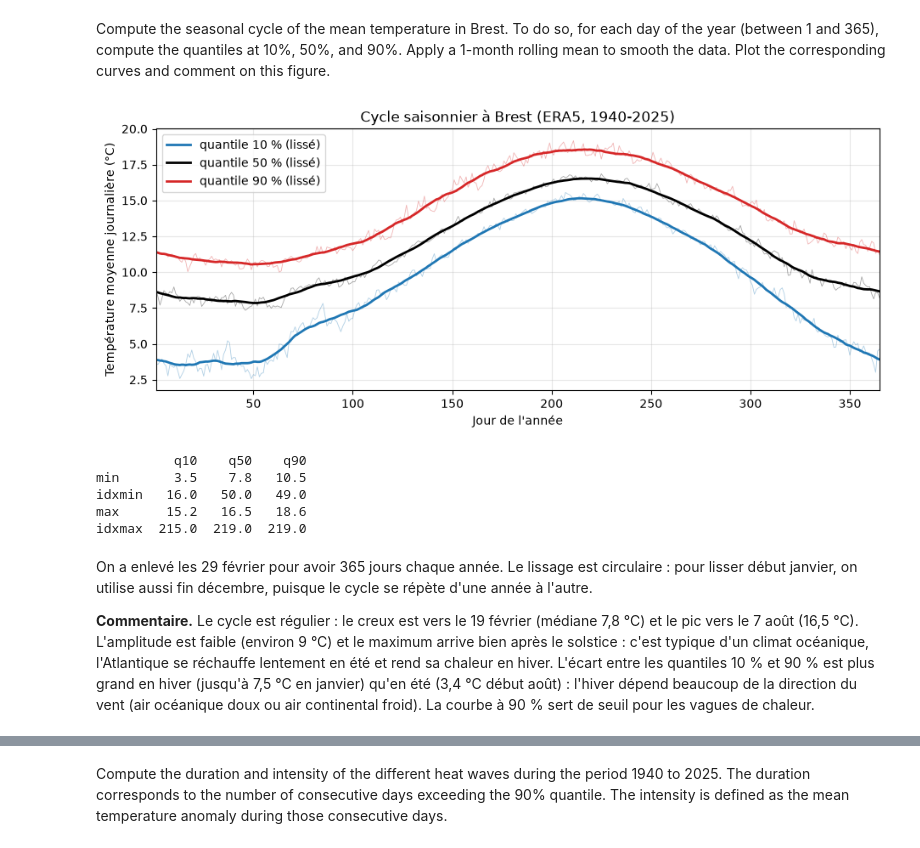
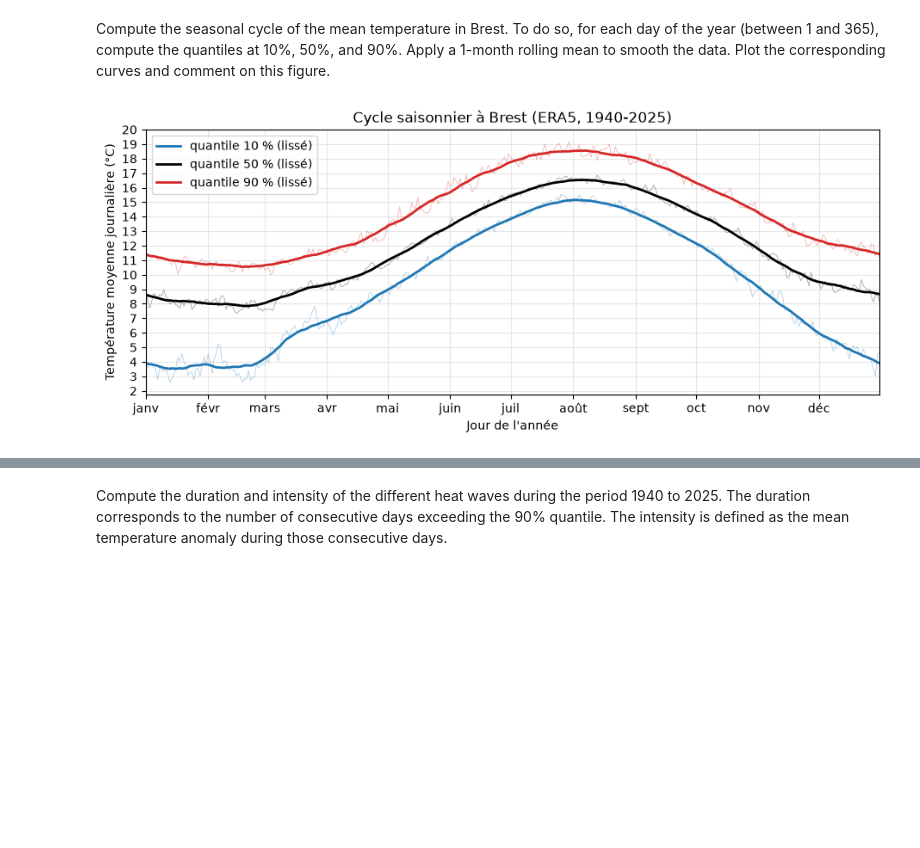
Before and after one commit to eliashas/mini-projet-stochastique, a Jupyter notebook: rendu_final_concis/rendu_final_groupe.ipynb, the cells around one changed output, grey strips where cells are left out. Drawn from its saved outputs; the diff is of its cells as text; code cells hidden in the pictures; blank space fills up the shorter version.

```diff
--- a/rendu_final_concis/rendu_final_groupe.ipynb
+++ b/rendu_final_concis/rendu_final_groupe.ipynb
@@ -30,21 +30,13 @@ I will evaluate 3 main components:
 - torch (advanced machine learning)
 # %%
 %matplotlib inline
-import urllib.request
-from pathlib import Path
 import numpy as np
 import pandas as pd
 import matplotlib.pyplot as plt
 import torch
 from sklearn.linear_model import QuantileRegressor
 
-# Si les CSV ne sont pas à côté du notebook (Colab par exemple), on les télécharge depuis notre dépôt
-URL = 'https://raw.githubusercontent.com/eliashas/mini-projet-stochastique/final/rendu_final_concis/'
-for f in ['daily_temp_brest.csv', 'yearly_temp_brest.csv', 'yearly_future_co2.csv']:
-    if not Path(f).exists():
-        urllib.request.urlretrieve(URL + f, f)
-
-rng = np.random.default_rng(0)   # graines fixées : mêmes résultats à chaque exécution
+rng = np.random.default_rng(0)   # graine fixée pour retrouver les mêmes résultats
 torch.manual_seed(0)
 plt.rcParams.update({'figure.figsize': (11, 4), 'axes.grid': True, 'grid.alpha': .3})
 # %% [markdown]
@@ -74,39 +66,35 @@ print(daily_temp_brest)
 [31412 rows x 2 columns]
 # %% [markdown]
 Compute the seasonal cycle of the mean temperature in Brest. To do so, for each day of the year (between 1 and 365), compute the quantiles at 10%, 50%, and 90%. Apply a 1-month rolling mean to smooth the data. Plot the corresponding curves and comment on this figure.
-# %%
-d = daily_temp_brest.assign(date=pd.to_datetime(daily_temp_brest.valid_time))
-d = d[~((d.date.dt.month == 2) & (d.date.dt.day == 29))].copy()   # on enlève les 29 février : 365 jours par an
-d['jour'] = d.groupby(d.date.dt.year).cumcount() + 1
-
-q = d.groupby('jour')['mean'].quantile([.1, .5, .9]).unstack()
-q.columns = ['q10', 'q50', 'q90']
-# moyenne glissante sur 31 jours, circulaire (le 31 décembre est suivi du 1er janvier)
-lisse = lambda s: pd.concat([s.iloc[-15:], s, s.iloc[:15]]).rolling(31, center=True).mean().iloc[15:-15]
-qs = q.apply(lisse)
-
-fig, ax = plt.subplots()
-for c, col in zip(qs, ['tab:blue', 'k', 'tab:red']):
-    ax.plot(q.index, q[c], color=col, lw=.6, alpha=.35)
-    ax.plot(qs.index, qs[c], color=col, lw=2, label=f'quantile {c[1:]} % (lissé)')
-ax.set(xlabel='Jour de l\'année', ylabel='Température moyenne journalière (°C)', xlim=(1, 365),
-       title='Cycle saisonnier à Brest (ERA5, 1940-2025)')
-ax.legend()
-plt.show()
-print(qs.agg(['min', 'idxmin', 'max', 'idxmax']).round(1))
-# %% [output]
-[figure, removed]
-          q10    q50    q90
-min       3.5    7.8   10.5
-idxmin   16.0   50.0   49.0
-max      15.2   16.5   18.6
-idxmax  215.0  219.0  219.0
-# %% [markdown]
-On a enlevé les 29 février pour avoir 365 jours chaque année. Le lissage est circulaire : pour lisser début janvier,
-on utilise aussi fin décembre, puisque le cycle se répète d'une année à l'autre.
-
-**Commentaire.** Le cycle est régulier : le creux est vers le 19 février (médiane 7,8 °C) et le pic vers le 7 août
-(16,5 °C). L'amplitude est faible (environ 9 °C) et le maximum arrive bien après le solstice : c'est typique d'un climat
-océanique, l'Atlantique se réchauffe lentement en été et rend sa chaleur en hiver. L'écart entre les quantiles 10 % et
-90 % est plus grand en hiver (jusqu'à 7,5 °C en janvier) qu'en été (3,4 °C début août) : l'hiver dépend beaucoup de la direction du
-vent (air océanique doux ou air continental froid). La courbe à 90 % sert de seuil pour les vagues de chaleur.
+# %%
+# on enlève les 29 février pour avoir 365 jours chaque année
+d = daily_temp_brest.copy()
+d['date'] = pd.to_datetime(d['valid_time'])
+d = d[d['date'].dt.strftime('%m-%d') != '02-29']
+d['jour'] = d.groupby(d['date'].dt.year).cumcount() + 1   # numéro du jour dans l'année (1 à 365)
+
+# quantiles 10 %, 50 % et 90 % de la température pour chaque jour de l'année
+q = pd.DataFrame({'q10': d.groupby('jour')['mean'].quantile(0.1),
+                  'q50': d.groupby('jour')['mean'].quantile(0.5),
+                  'q90': d.groupby('jour')['mean'].quantile(0.9)})
+
+# moyenne glissante sur 31 jours ; comme l'année est un cycle, on colle fin décembre
+# avant janvier et début janvier après décembre pour lisser aussi les bords
+q_etendu = pd.concat([q.tail(15), q, q.head(15)])
+qs = q_etendu.rolling(31, center=True).mean().iloc[15:-15]
+
+# en fin : quantiles bruts ; en épais : quantiles lissés
+for nom, couleur in [('q10', 'tab:blue'), ('q50', 'black'), ('q90', 'tab:red')]:
+    plt.plot(q[nom], color=couleur, lw=0.6, alpha=0.35)
+    plt.plot(qs[nom], color=couleur, lw=2, label=f'quantile {nom[1:]} % (lissé)')
+plt.xlim(1, 365)
+plt.xticks([1, 32, 60, 91, 121, 152, 182, 213, 244, 274, 305, 335],
+           ['janv', 'févr', 'mars', 'avr', 'mai', 'juin', 'juil', 'août', 'sept', 'oct', 'nov', 'déc'])
+plt.yticks(range(2, 21))   # une graduation par °C pour lire les écarts entre courbes
+plt.xlabel("Jour de l'année")
+plt.ylabel('Température moyenne journalière (°C)')
+plt.title('Cycle saisonnier à Brest (ERA5, 1940-2025)')
+plt.legend()
+plt.show()
+# %% [output]
+[figure, added]
```
Also changed, not shown: parts of 7 cells of this notebook, 3 other files.
